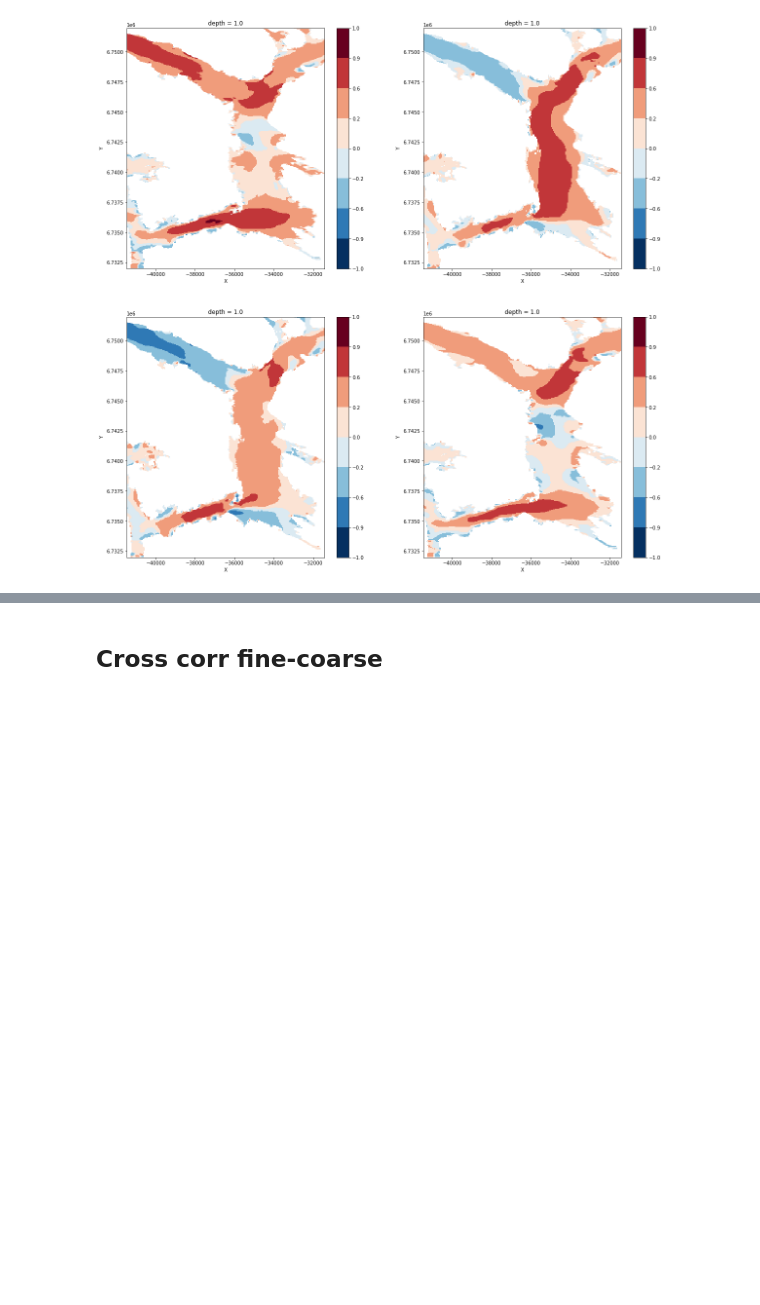
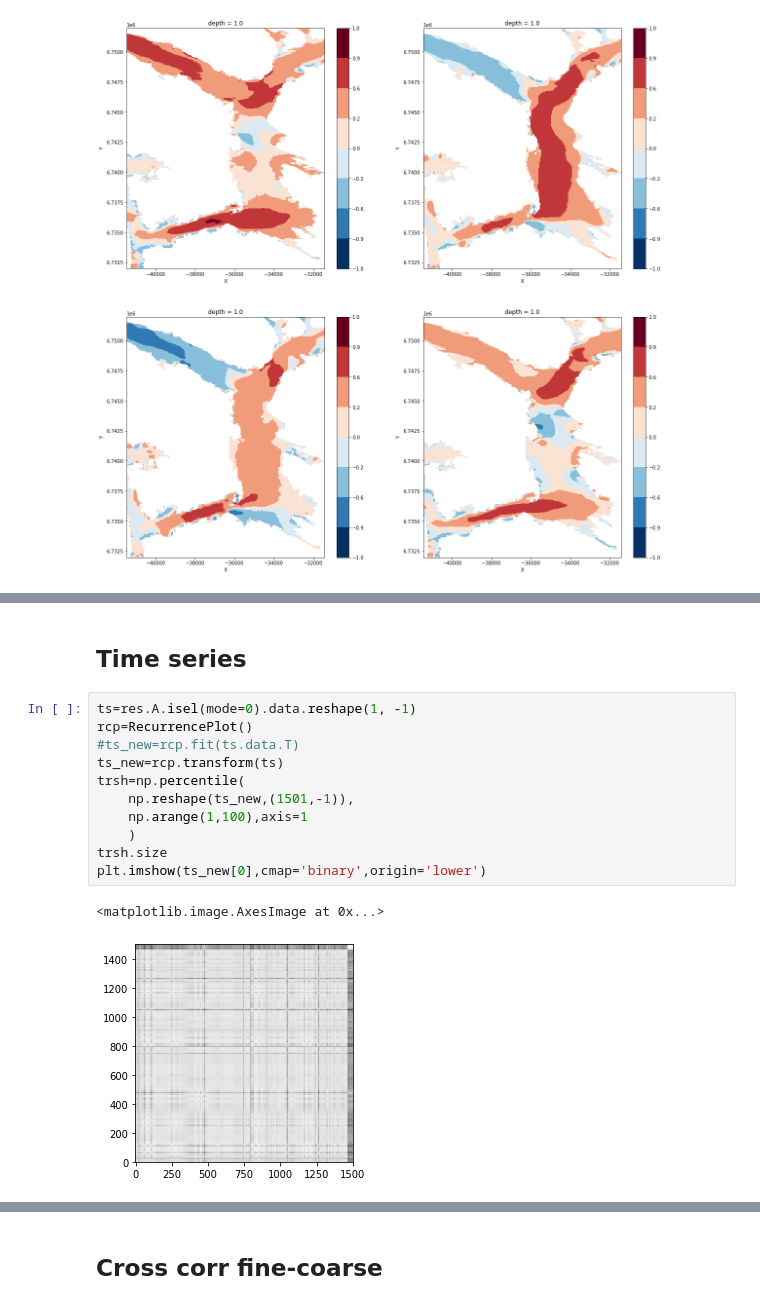
Before and after one commit to galendal/FACTS, a Jupyter notebook: MCA.ipynb, the cells around one changed output, grey strips where cells are left out. Saved outputs shown, nothing was run; the diff lists cells and outputs as text; blank space fills up the shorter version.

```diff
--- a/MCA.ipynb
+++ b/MCA.ipynb
@@ -254,0 +260,16 @@ ValueError: applied function returned data with unexpected number of dimensions.
+# %% [markdown]
+## Time series
+# %%
+ts=res.A.isel(mode=0).data.reshape(1, -1)
+rcp=RecurrencePlot()
+#ts_new=rcp.fit(ts.data.T)
+ts_new=rcp.transform(ts)
+trsh=np.percentile(
+    np.reshape(ts_new,(1501,-1)),
+    np.arange(1,100),axis=1
+    )
+trsh.size
+plt.imshow(ts_new[0],cmap='binary',origin='lower')
+# %% [output]
+<matplotlib.image.AxesImage at 0x...>
+[figure, added]
```
Also changed, not shown: parts of 17 cells of this notebook.
